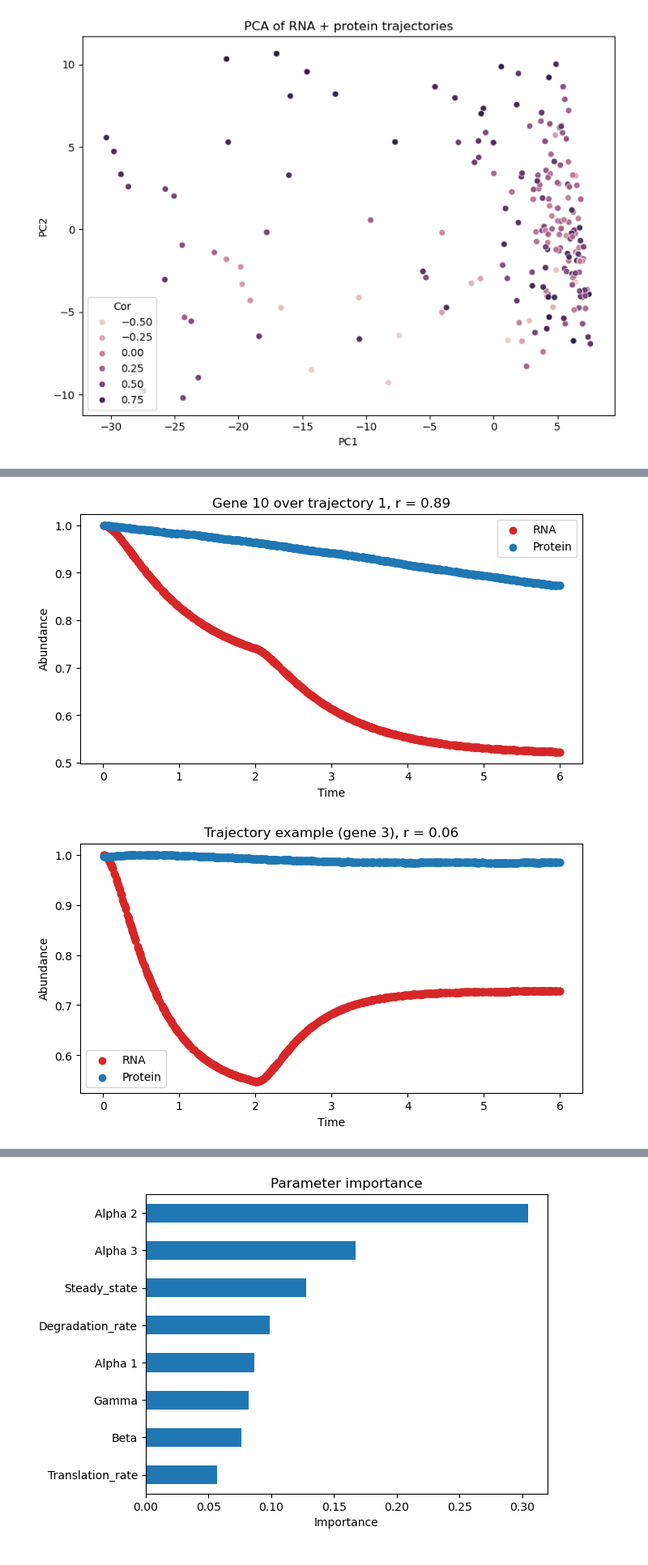
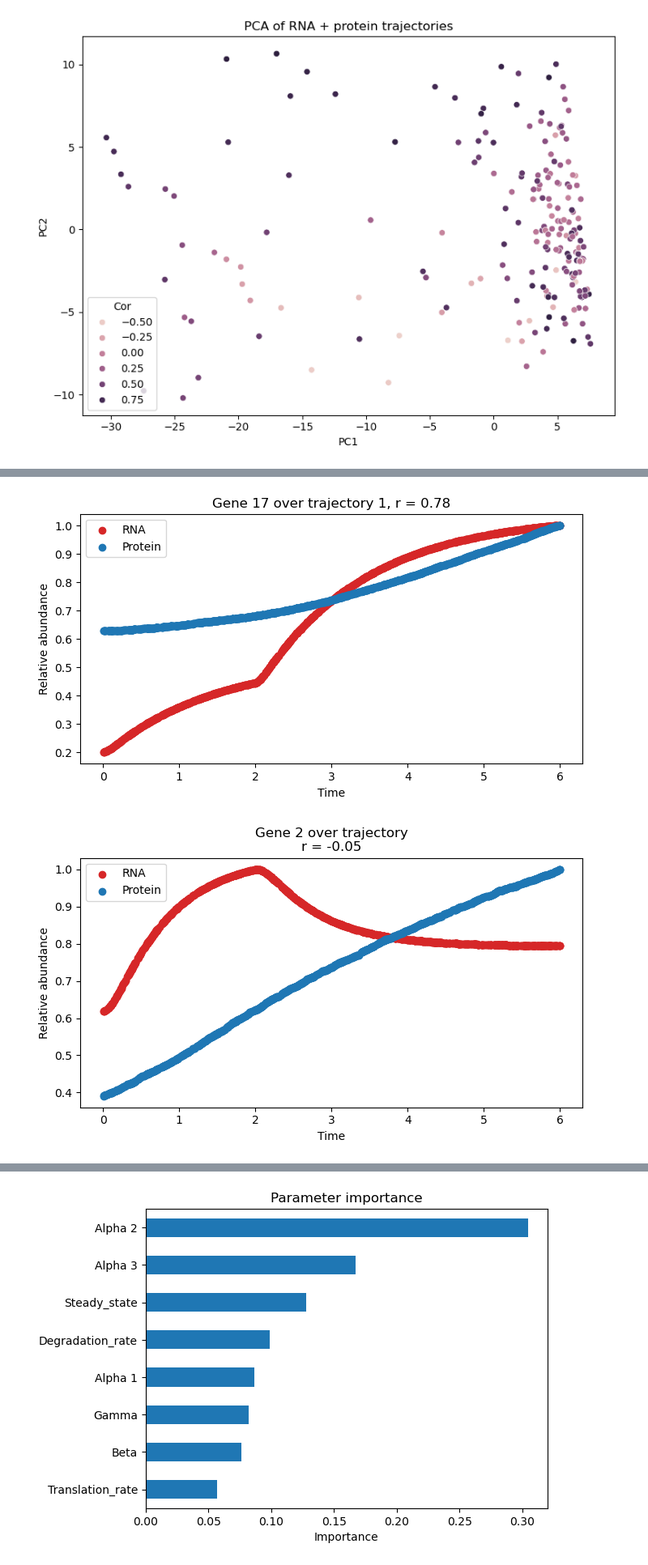
Before and after one commit to reliscu/chronocell_simulations, a Jupyter notebook: simulate_data.ipynb, the cells around one changed output, grey strips where cells are left out. Shown at 81% size. Drawn from its saved outputs; the diff is of its cells as text; code cells hidden in the pictures.

Commit message:
generating representative plots for RNA vs. protein correlation ranges

```diff
--- a/simulate_data.ipynb
+++ b/simulate_data.ipynb
@@ -291,30 +307,30 @@ plt.show()
 # %%
-idx = 10
-cor = round(data.iloc[idx]["Cor"], 2)
+idx = 17
+cor = round(data.iloc[idx]["Cor 1"], 2)
 
 plt.figure(figsize=(8, 4))
 plt.scatter(true_t[true_l == 0], Y[:n, idx, 1] / np.max(Y[:n, idx, 1]), color="tab:red", label="RNA")
 plt.scatter(true_t[true_l == 0], P[:n, idx] / np.max(P[:n, idx]), color="tab:blue", label="Protein")
-plt.title(f'Gene {idx} over trajectory 1, r = {cor}')
+plt.title(f'Gene {idx} over trajectory 1\nr = {cor}')
 plt.xlabel('Time')
-plt.ylabel('Abundance')
+plt.ylabel('Relative abundance')
 plt.legend()
 plt.show()
 # %% [output]
-[figure, old version]
+[figure, new version]
 # %%
-idx = 3
-cor = round(data.iloc[idx]["Cor"], 2)
+idx = 2
+cor = round(data.iloc[idx]["Cor 1"], 2)
 
 plt.figure(figsize=(8, 4))
 plt.scatter(true_t[true_l == 0], Y[:n, idx, 1] / np.max(Y[:n, idx, 1]), color="tab:red", label="RNA")
 plt.scatter(true_t[true_l == 0], P[:n, idx] / np.max(P[:n, idx]), color="tab:blue", label="Protein")
-plt.title(f'Trajectory example (gene {idx}), r = {cor}')
+plt.title(f'Gene {idx} over trajectory\nr = {cor}')
 plt.xlabel('Time')
-plt.ylabel('Abundance')
+plt.ylabel('Relative abundance')
 plt.legend()
 plt.show()
 # %% [output]
-[figure, old version]
+[figure, new version]
 # %%
 idx = 172
```
Also changed, not shown: parts of 2 cells of this notebook.
